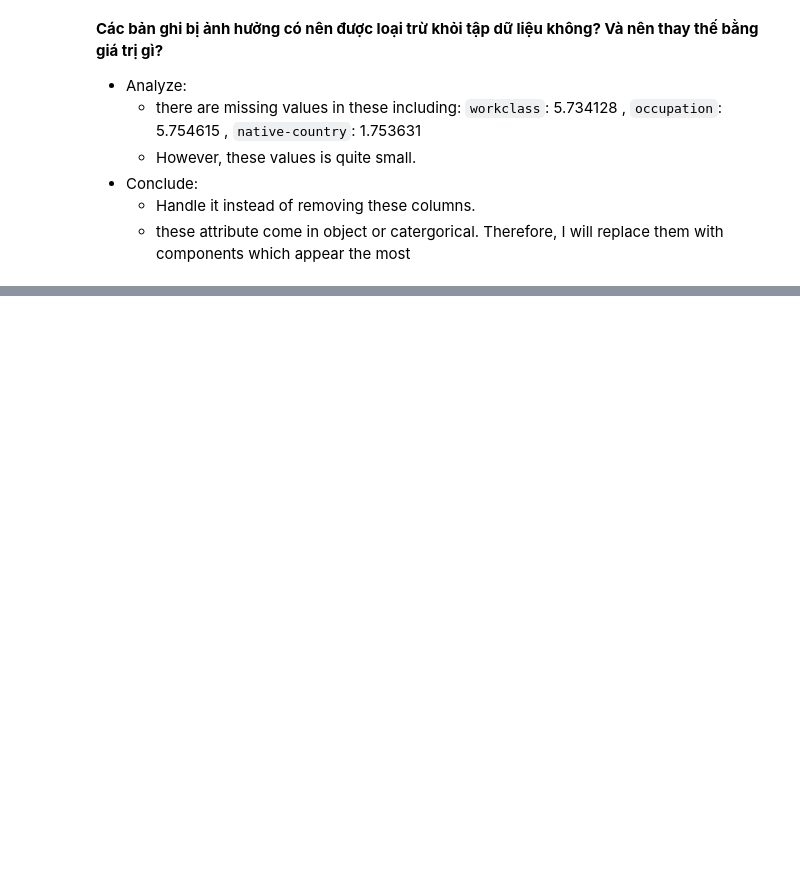
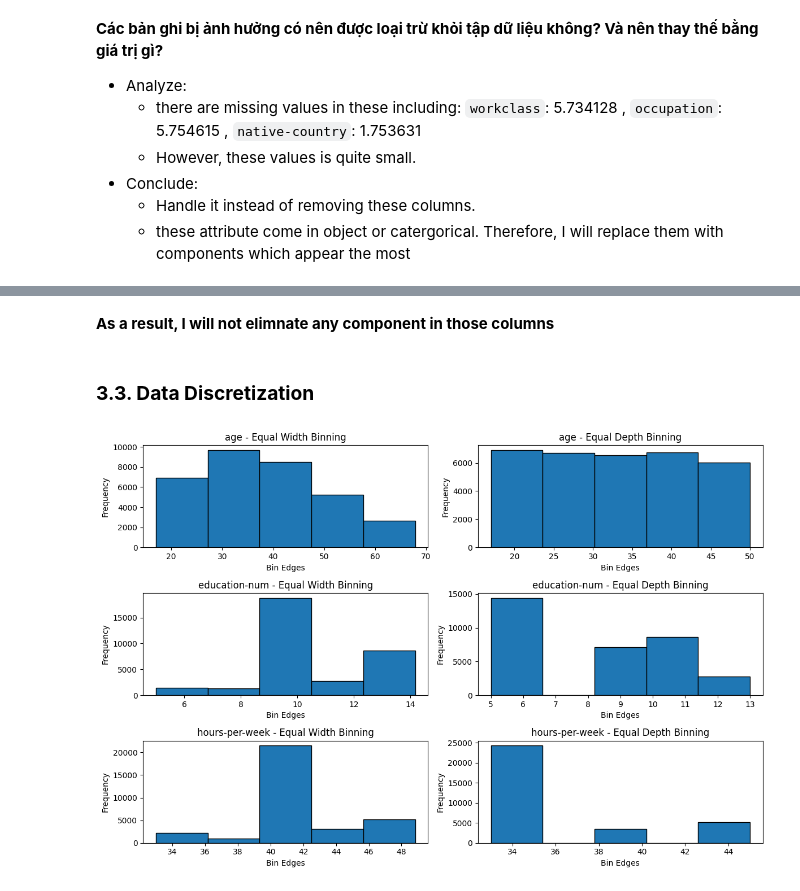
Before and after one commit to baduyne/Income, a Jupyter notebook: preprocessing.ipynb, the cells around one changed output, grey strips where cells are left out. Saved outputs shown, nothing was run; the diff lists cells and outputs as text; code cells hidden in the pictures; blank space fills up the shorter version.

```diff
--- a/preprocessing.ipynb
+++ b/preprocessing.ipynb
@@ -226,0 +481,6 @@ object_dis(raw_data)
+# %% [markdown]
+**As a result, I will not elimnate any component in those columns**
+# %% [markdown]
+### **3.3. Data Discretization**
+# %%
+discrete_cols = ['age', 'education-num', 'hours-per-week']
@@ -226,0 +509,45 @@ object_dis(raw_data)
+# %%
+def equal_depth_binning(data, columns, num_bins=5):
+    # Loop through each column to apply binning
+    for col in columns:
+        # Get the minimum and maximum values of the column to determine the range
+        min_val = data[col].min()
+        max_val = data[col].max()
+
+        # Use pandas qcut to create bins with equal depth (frequency)
+        data[f'{col}_ed_bin'], bin_edges = pd.qcut(data[col], q=num_bins, retbins=True, labels=False, duplicates='drop')
+
+        # Create the bins and assign the bin edges as values
+        data[f'{col}_ed_bin'] = data[f'{col}_ed_bin'].apply(lambda x: bin_edges[x])
+
+    # Return the updated DataFrame with bin edge values
+    return data
+
+# Apply equal-depth binning on 'age', 'education-num', and 'hours-per-week'
+data_bin_equal_depth = equal_depth_binning(raw_data.copy(), discrete_cols, num_bins=5)
+# %%
+def plot_histograms(data_ew, data_ed, columns):
+
+    # Plot histograms for Equal-Width Binning and Equal-Depth Binning
+    fig, axes = plt.subplots(len(columns), 2, figsize=(12, 8))
+
+    for i, col in enumerate(columns):
+        # Plot Equal-Width Binned data
+        axes[i, 0].hist(data_ew[col + '_ew_bin'], bins=5, edgecolor='black')
+        axes[i, 0].set_title(f'{col} - Equal Width Binning')
+        axes[i, 0].set_xlabel('Bin Edges')
+        axes[i, 0].set_ylabel('Frequency')
+
+        # Plot Equal-Depth Binned data
+        axes[i, 1].hist(data_ed[col + '_ed_bin'], bins=5, edgecolor='black')
+        axes[i, 1].set_title(f'{col} - Equal Depth Binning')
+        axes[i, 1].set_xlabel('Bin Edges')
+        axes[i, 1].set_ylabel('Frequency')
+
+    plt.tight_layout()
+    plt.show()
+
+# Plot histograms
+plot_histograms(data_bin_equal_width, data_bin_equal_depth, discrete_cols)
+# %% [output]
+[figure, added]
```
Also changed, not shown: parts of 38 cells of this notebook.
